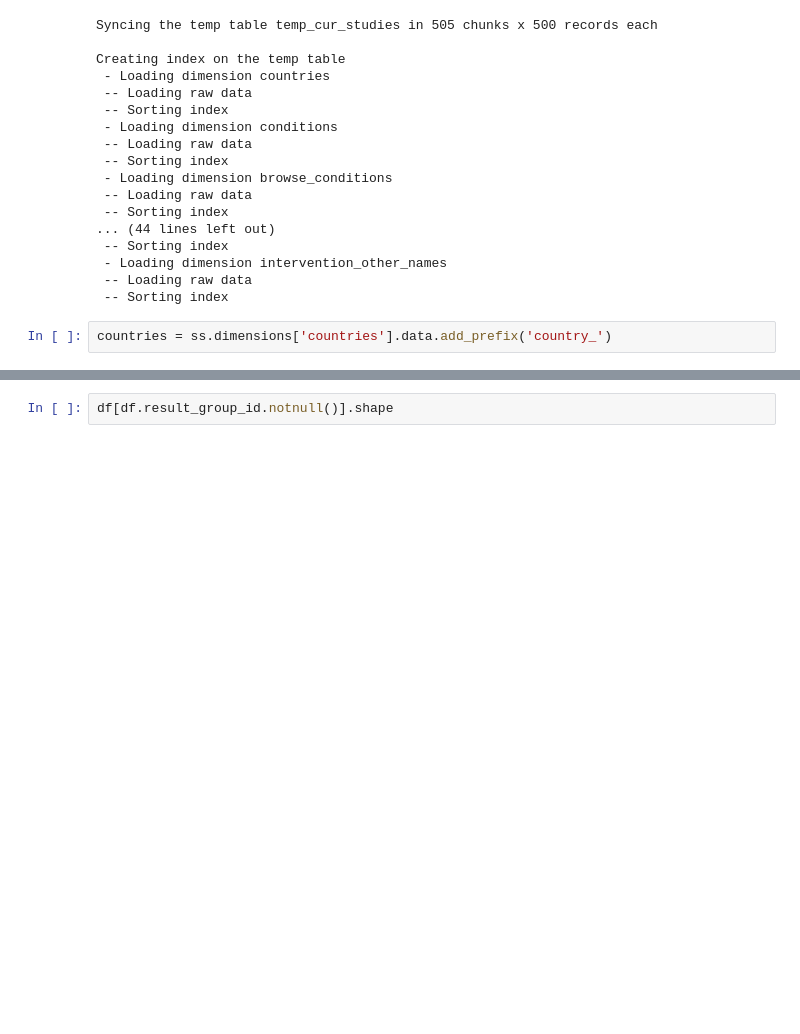
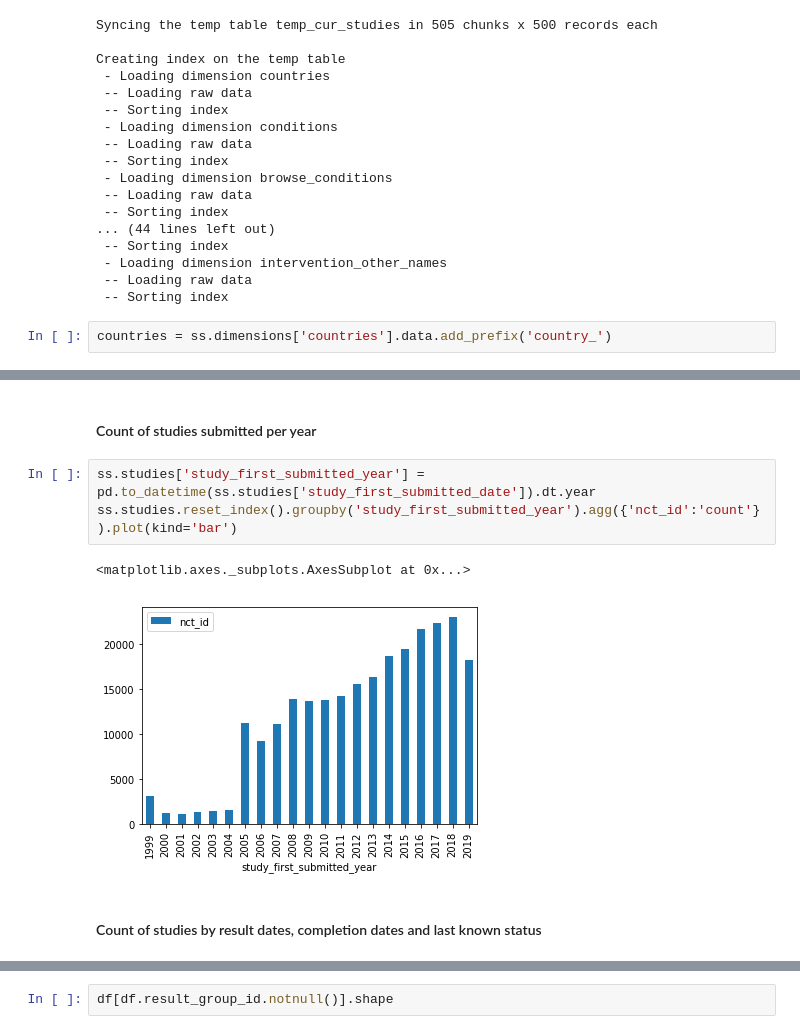
Before and after one commit to sylvaingchassang/trial-explorer, a Jupyter notebook: Data Exploration of Interventional Cancer Study Results.ipynb, the cells around one changed output, grey strips where cells are left out. Saved outputs shown, nothing was run; the diff lists cells and outputs as text; blank space fills up the shorter version.

```diff
--- a/Data Exploration of Interventional Cancer Study Results.ipynb
+++ b/Data Exploration of Interventional Cancer Study Results.ipynb
@@ -241,0 +133,10 @@ df[df.result_group_id.notnull()].reset_index().groupby(['result_group_result_typ
+# %% [markdown]
+#### Count of studies submitted per year
+# %%
+ss.studies['study_first_submitted_year'] = pd.to_datetime(ss.studies['study_first_submitted_date']).dt.year
+ss.studies.reset_index().groupby('study_first_submitted_year').agg({'nct_id':'count'}).plot(kind='bar')
+# %% [output]
+<matplotlib.axes._subplots.AxesSubplot at 0x...>
+[figure, added]
+# %% [markdown]
+#### Count of studies by result dates, completion dates and last known status
```
Also changed, not shown: parts of 60 cells of this notebook.
